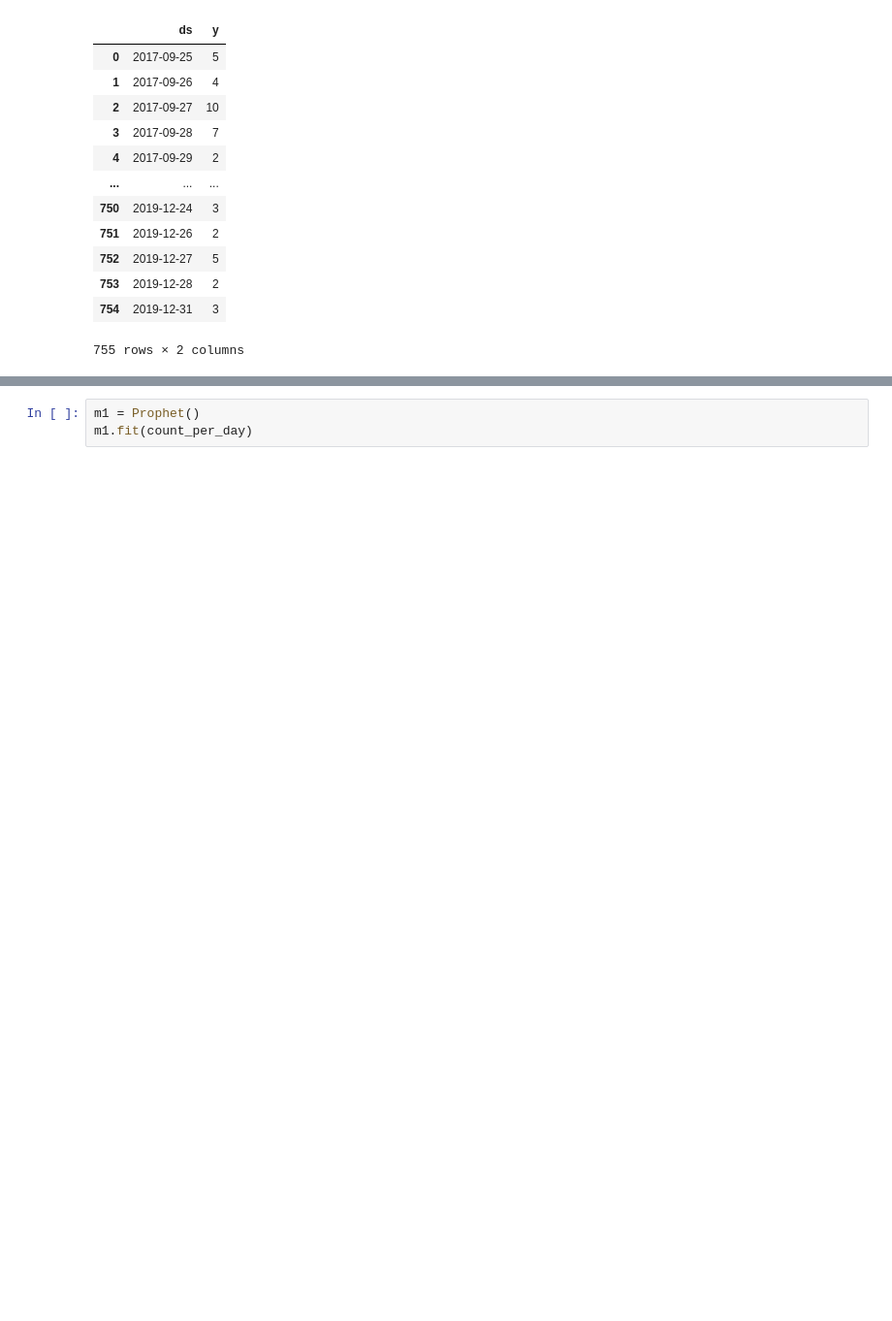
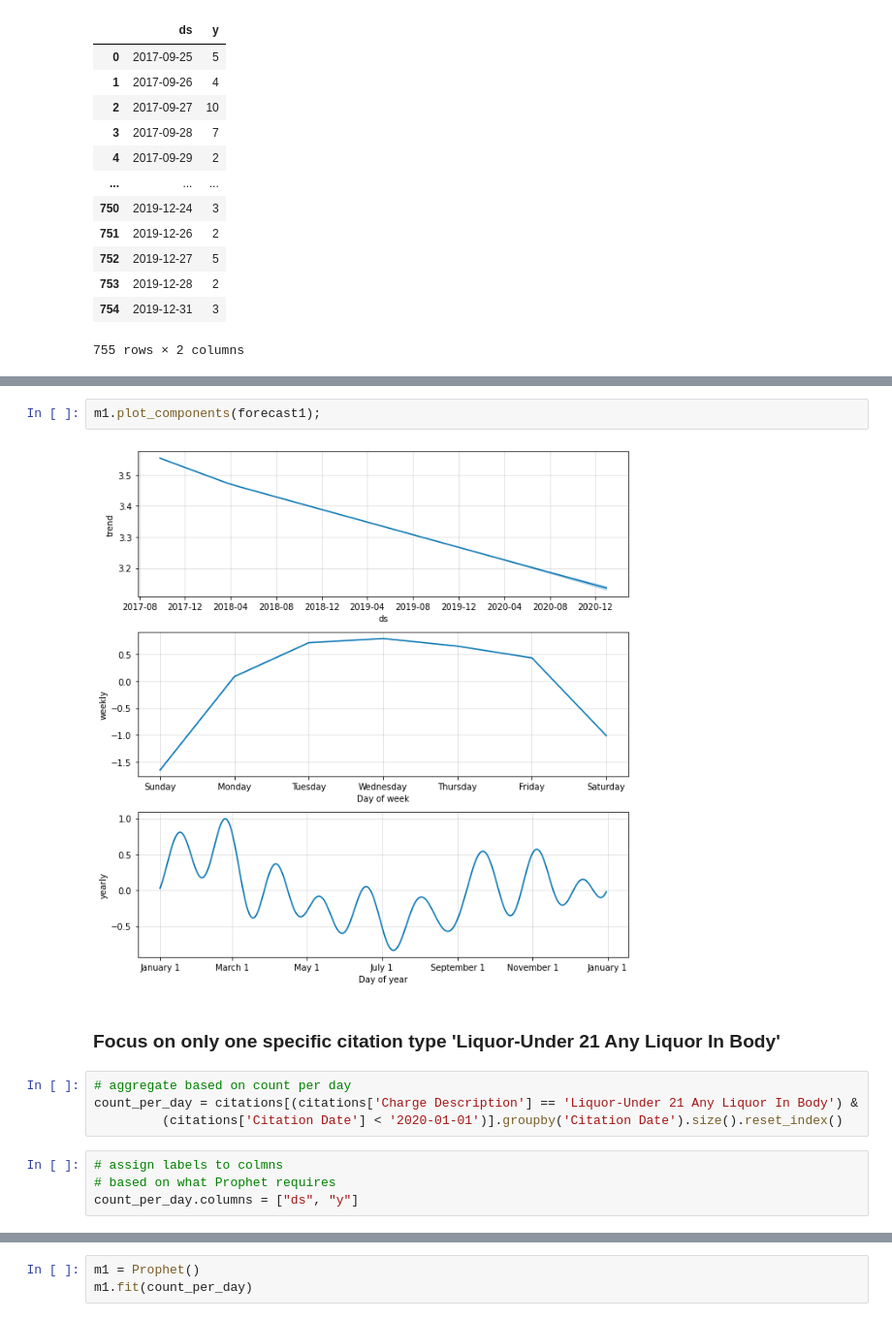
Before and after one commit to mrkjhsn/City-of-Scottsdale-Citations, a Jupyter notebook: citation_predictions.ipynb, the cells around one changed output, grey strips where cells are left out. Shown at 97% size. Saved outputs shown, nothing was run; the diff lists cells and outputs as text; blank space fills up the shorter version.

```diff
--- a/citation_predictions.ipynb
+++ b/citation_predictions.ipynb
@@ -296,0 +314,14 @@ count_per_day
+# %%
+m1.plot_components(forecast1);
+# %% [output]
+[figure, added]
+# %% [markdown]
+### Focus on only one specific citation type 'Liquor-Under 21 Any Liquor In Body'
+# %%
+# aggregate based on count per day
+count_per_day = citations[(citations['Charge Description'] == 'Liquor-Under 21 Any Liquor In Body') &
+         (citations['Citation Date'] < '2020-01-01')].groupby('Citation Date').size().reset_index()
+# %%
+# assign labels to colmns
+# based on what Prophet requires
+count_per_day.columns = ["ds", "y"]
```
Also changed, not shown: parts of 9 cells of this notebook.
